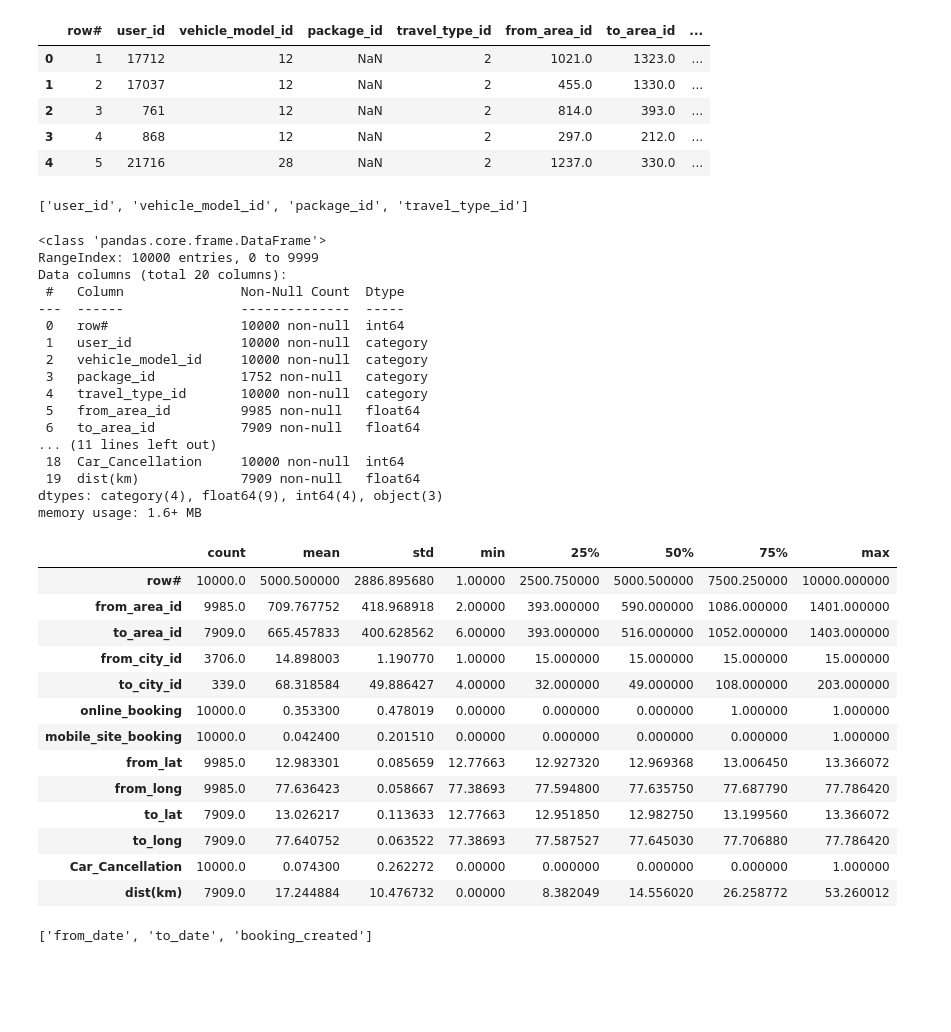
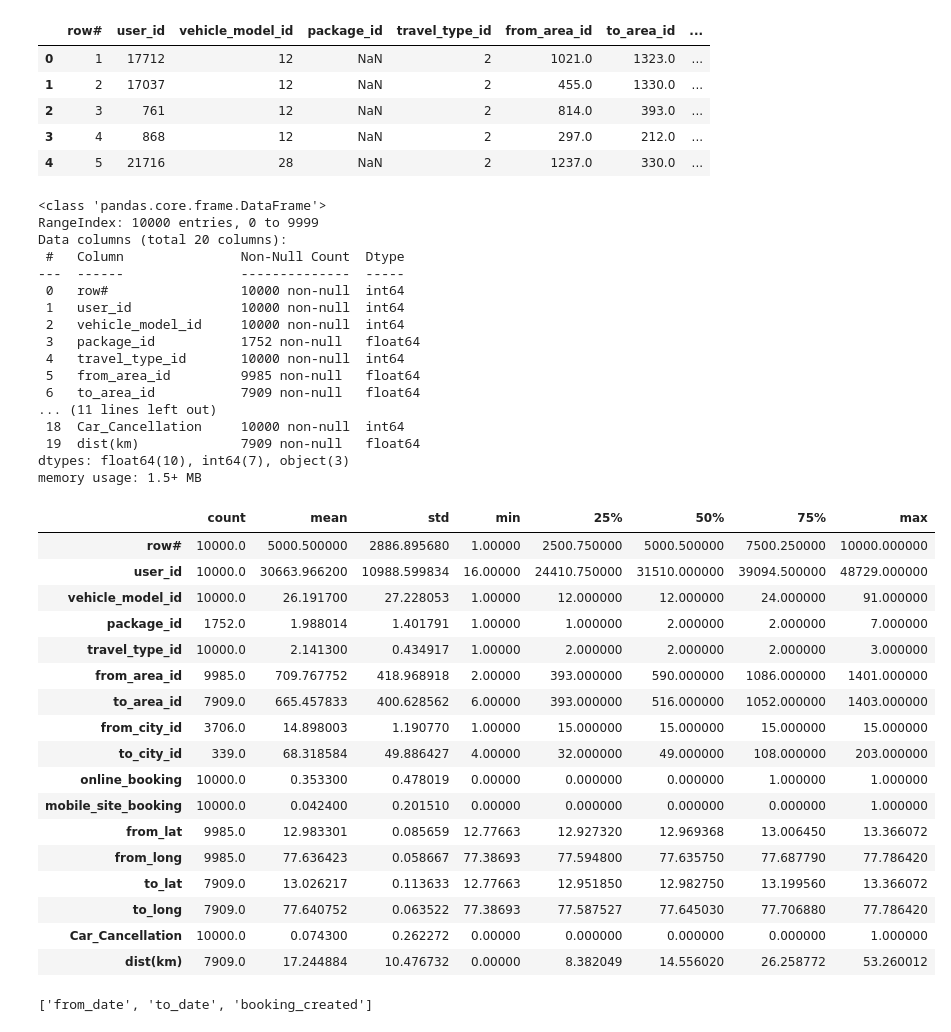
Before and after one commit to zachfreitas/ADS_505_Applied_Data_Sci_for_Business-, a Jupyter notebook: Module_3/Assignment_3/Zachariah_Freitas_Assignment_3.ipynb, the cells around one changed output. Drawn from its saved outputs; the diff is of its cells as text; code cells hidden in the pictures; blank space fills up the shorter version.

```diff
--- a/Module_3/Assignment_3/Zachariah_Freitas_Assignment_3.ipynb
+++ b/Module_3/Assignment_3/Zachariah_Freitas_Assignment_3.ipynb
@@ -57,8 +59,8 @@ hints: (15 Points)
 ## Data ETL and EDA
 # %%
 # Load the data
-taxi_df = pd.read_csv('https://raw.githubusercontent.com/zachfreitas/ADS_505_Applied_Data_Sci_for_Business-/main/Module_3/Assignment_3/Taxi-cancellation-case.csv')
-taxi_df.head()
+taxi_df_temp = pd.read_csv('https://raw.githubusercontent.com/zachfreitas/ADS_505_Applied_Data_Sci_for_Business-/main/Module_3/Assignment_3/Taxi-cancellation-case.csv')
+taxi_df_temp.head()
 # %% [output]
 |  | row# | user_id | vehicle_model_id | package_id | travel_type_id | from_area_id | to_area_id | ... |
 | 0 | 1 | 17712 | 12 | NaN | 2 | 1021.0 | 1323.0 | ... |
@@ -83,23 +85,24 @@ def haversine_vectorize(lon1, lat1, lon2, lat2):
   km = 6367 * dist #6367 for distance in KM for miles use 3958
   return km
 
-taxi_df['dist(km)'] = haversine_vectorize(taxi_df['from_long'],taxi_df['from_lat'],taxi_df['to_long'],taxi_df['to_lat'])
+taxi_df_temp['dist(km)'] = haversine_vectorize(taxi_df_temp['from_long'],
+                                               taxi_df_temp['from_lat'],
+                                               taxi_df_temp['to_long'],
+                                               taxi_df_temp['to_lat'])
 # %%
-# Adjust DTypes to category types
-def cat_types(df, columnName):
-  df[columnName] = df[columnName].astype("category")
-  return columnName
+# # Adjust DTypes to category types
+# def cat_types(df, columnName):
+#   df[columnName] = df[columnName].astype("category")
+#   return columnName
 
-# List to Apply Function to.
-cat_list = ['user_id', 'vehicle_model_id', 'package_id', 'travel_type_id']
+# # List to Apply Function to.
+# cat_list = ['user_id', 'vehicle_model_id', 'package_id', 'travel_type_id']
 
-# List Comphension
-[cat_types(taxi_df, i) for i in cat_list]
+# # List Comphension
+# [cat_types(taxi_df, i) for i in cat_list]
-# %% [output]
-['user_id', 'vehicle_model_id', 'package_id', 'travel_type_id']
 # %%
 # Look at missing values and column types
-taxi_df.info()
+taxi_df_temp.info()
 # %% [output]
 <class 'pandas.core.frame.DataFrame'>
 RangeIndex: 10000 entries, 0 to 9999
@@ -107,14 +110,14 @@ Data columns (total 20 columns):
  #   Column               Non-Null Count  Dtype
 ---  ------               --------------  -----
  0   row#                 10000 non-null  int64
- 1   user_id              10000 non-null  category
- 2   vehicle_model_id     10000 non-null  category
- 3   package_id           1752 non-null   category
- 4   travel_type_id       10000 non-null  category
+ 1   user_id              10000 non-null  int64
+ 2   vehicle_model_id     10000 non-null  int64
+ 3   package_id           1752 non-null   float64
+ 4   travel_type_id       10000 non-null  int64
  5   from_area_id         9985 non-null   float64
  6   to_area_id           7909 non-null   float64
 ... (11 lines left out)
  18  Car_Cancellation     10000 non-null  int64
  19  dist(km)             7909 non-null   float64
-dtypes: category(4), float64(9), int64(4), object(3)
-memory usage: 1.6+ MB
+dtypes: float64(10), int64(7), object(3)
+memory usage: 1.5+ MB
@@ -121,9 +128,13 @@ memory usage: 1.6+ MB
 # %%
 # Describe our data for numberic fields
-taxi_df.describe().T
+taxi_df_temp.describe().T
 # %% [output]
 |  | count | mean | std | min | 25% | 50% | 75% | max |
 | row# | 10000.0 | 5000.500000 | 2886.895680 | 1.00000 | 2500.750000 | 5000.500000 | 7500.250000 | 10000.000000 |
+| user_id | 10000.0 | 30663.966200 | 10988.599834 | 16.00000 | 24410.750000 | 31510.000000 | 39094.500000 | 48729.000000 |
+| vehicle_model_id | 10000.0 | 26.191700 | 27.228053 | 1.00000 | 12.000000 | 12.000000 | 24.000000 | 91.000000 |
+| package_id | 1752.0 | 1.988014 | 1.401791 | 1.00000 | 1.000000 | 2.000000 | 2.000000 | 7.000000 |
+| travel_type_id | 10000.0 | 2.141300 | 0.434917 | 1.00000 | 2.000000 | 2.000000 | 2.000000 | 3.000000 |
 | from_area_id | 9985.0 | 709.767752 | 418.968918 | 2.00000 | 393.000000 | 590.000000 | 1086.000000 | 1401.000000 |
 | to_area_id | 7909.0 | 665.457833 | 400.628562 | 6.00000 | 393.000000 | 516.000000 | 1052.000000 | 1403.000000 |
 | from_city_id | 3706.0 | 14.898003 | 1.190770 | 1.00000 | 15.000000 | 15.000000 | 15.000000 | 15.000000 |
```
Also changed, not shown: parts of 39 cells of this notebook.
